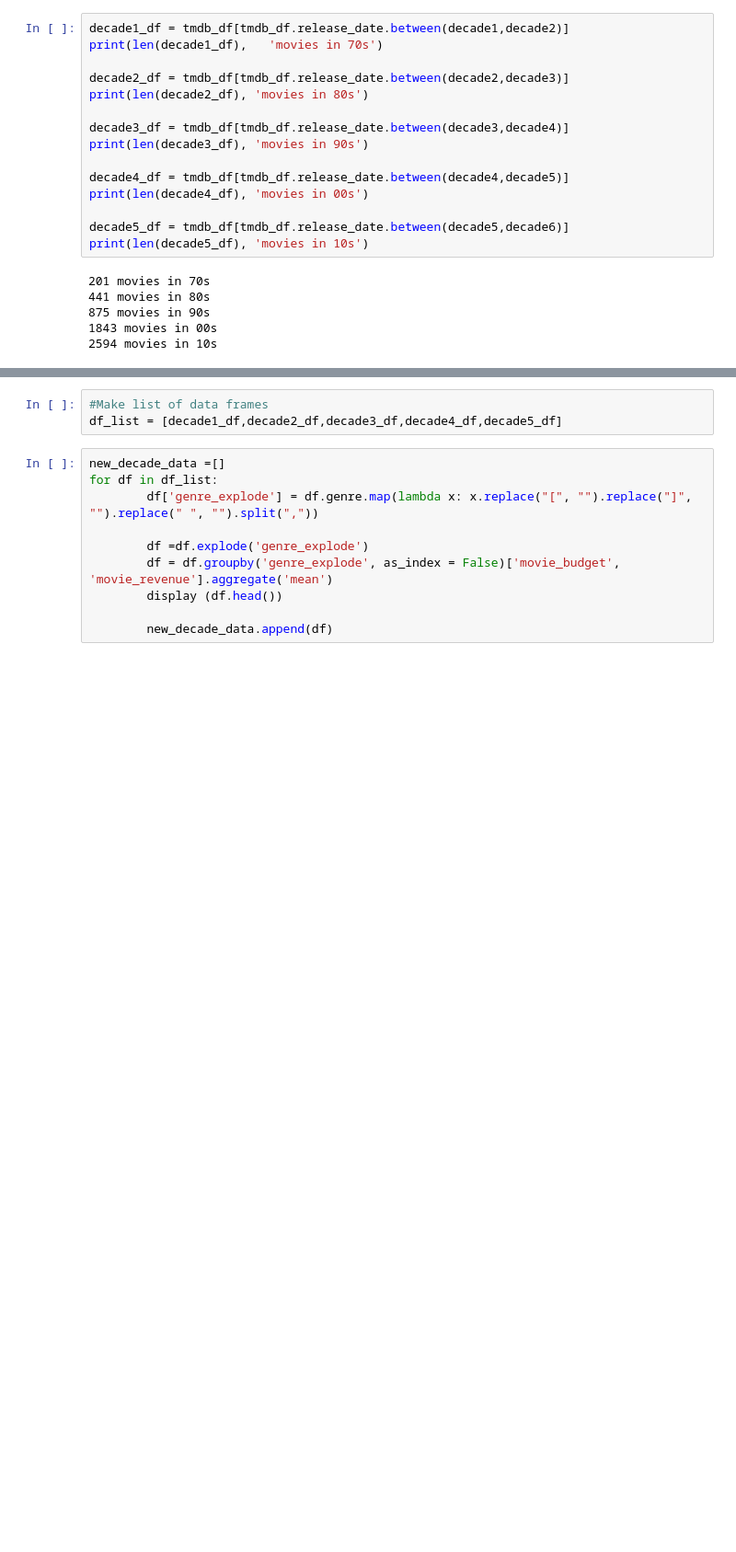
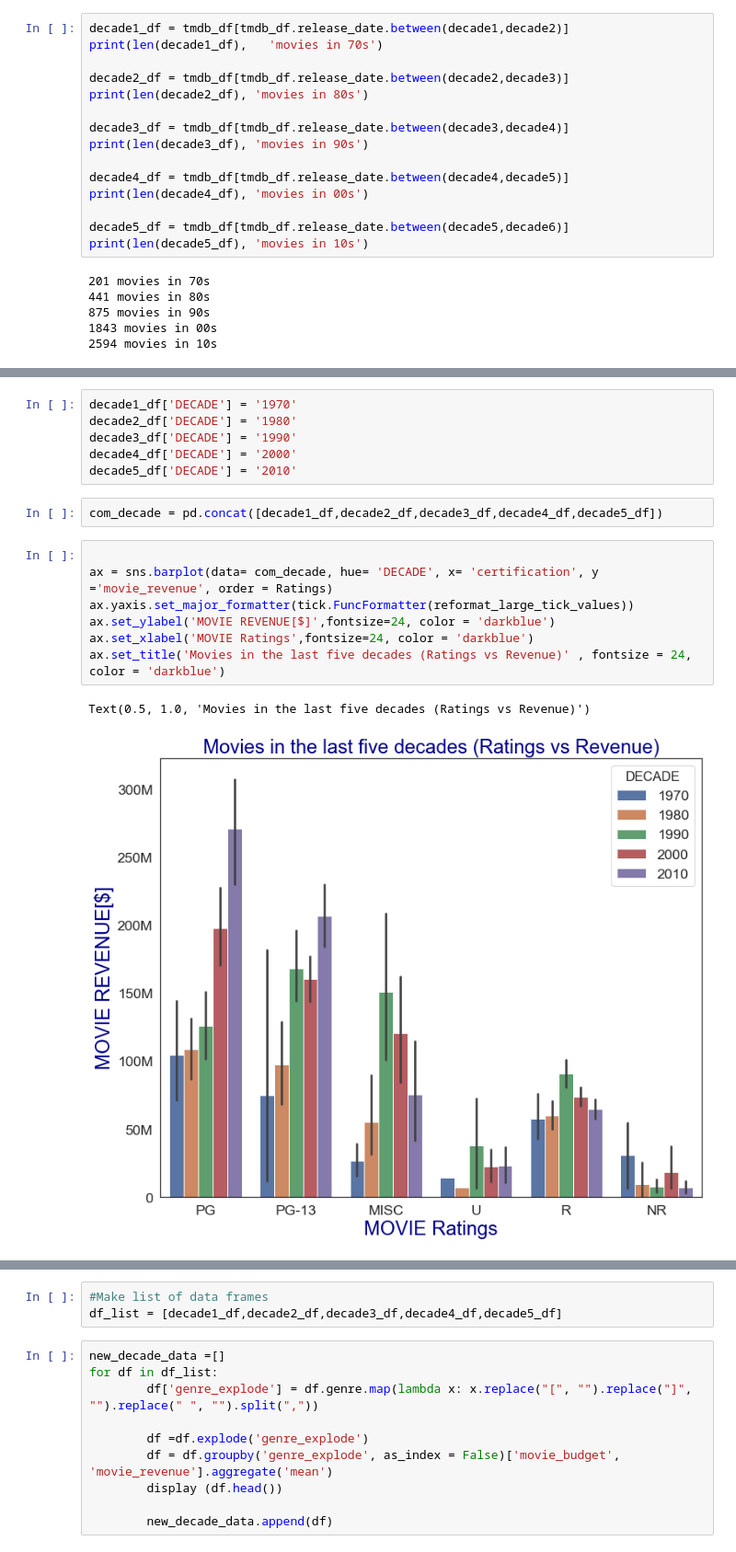
Before and after one commit to phillipojo24/dsc-mod-1-project-v2-1-onl01-dtsc-pt-041320, a Jupyter notebook: student.ipynb, the cells around one changed output, grey strips where cells are left out. Shown at 92% size. Drawn from its saved outputs; the diff is of its cells as text; blank space fills up the shorter version.

```diff
--- a/student.ipynb
+++ b/student.ipynb
@@ -511 +475,19 @@ plt.tight_layout()
+# %%
+decade1_df['DECADE'] = '1970'
+decade2_df['DECADE'] = '1980'
+decade3_df['DECADE'] = '1990'
+decade4_df['DECADE'] = '2000'
+decade5_df['DECADE'] = '2010'
+# %%
+com_decade = pd.concat([decade1_df,decade2_df,decade3_df,decade4_df,decade5_df])
+# %%
+
+ax = sns.barplot(data= com_decade, hue= 'DECADE', x= 'certification', y ='movie_revenue', order = Ratings)
+ax.yaxis.set_major_formatter(tick.FuncFormatter(reformat_large_tick_values))
+ax.set_ylabel('MOVIE REVENUE[$]',fontsize=24, color = 'darkblue')
+ax.set_xlabel('MOVIE Ratings',fontsize=24, color = 'darkblue')
+ax.set_title('Movies in the last five decades (Ratings vs Revenue)' , fontsize = 24, color = 'darkblue')
+# %% [output]
+Text(0.5, 1.0, 'Movies in the last five decades (Ratings vs Revenue)')
+[figure, added]
 # %% [markdown]
```
Also changed, not shown: parts of 23 cells of this notebook.
